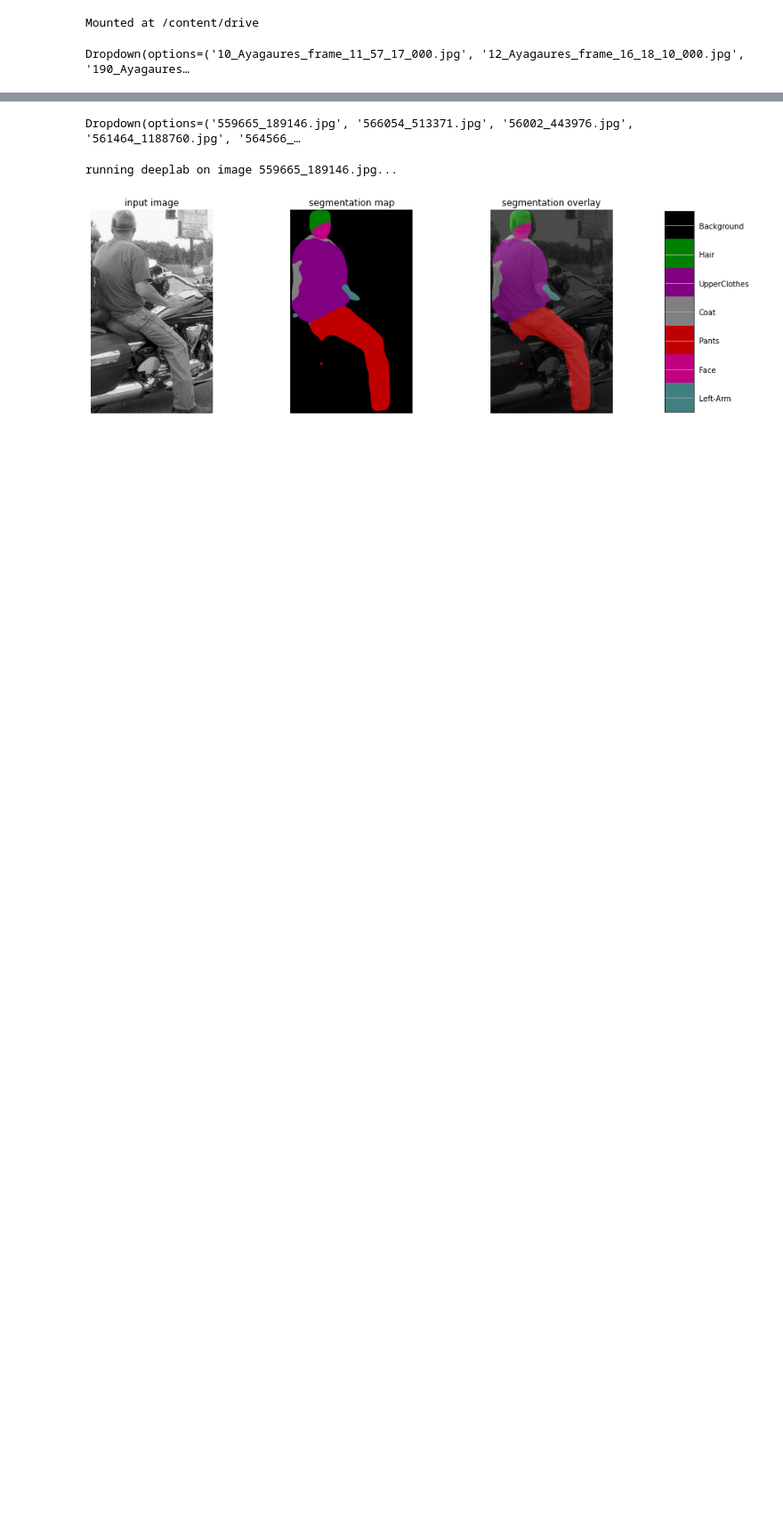
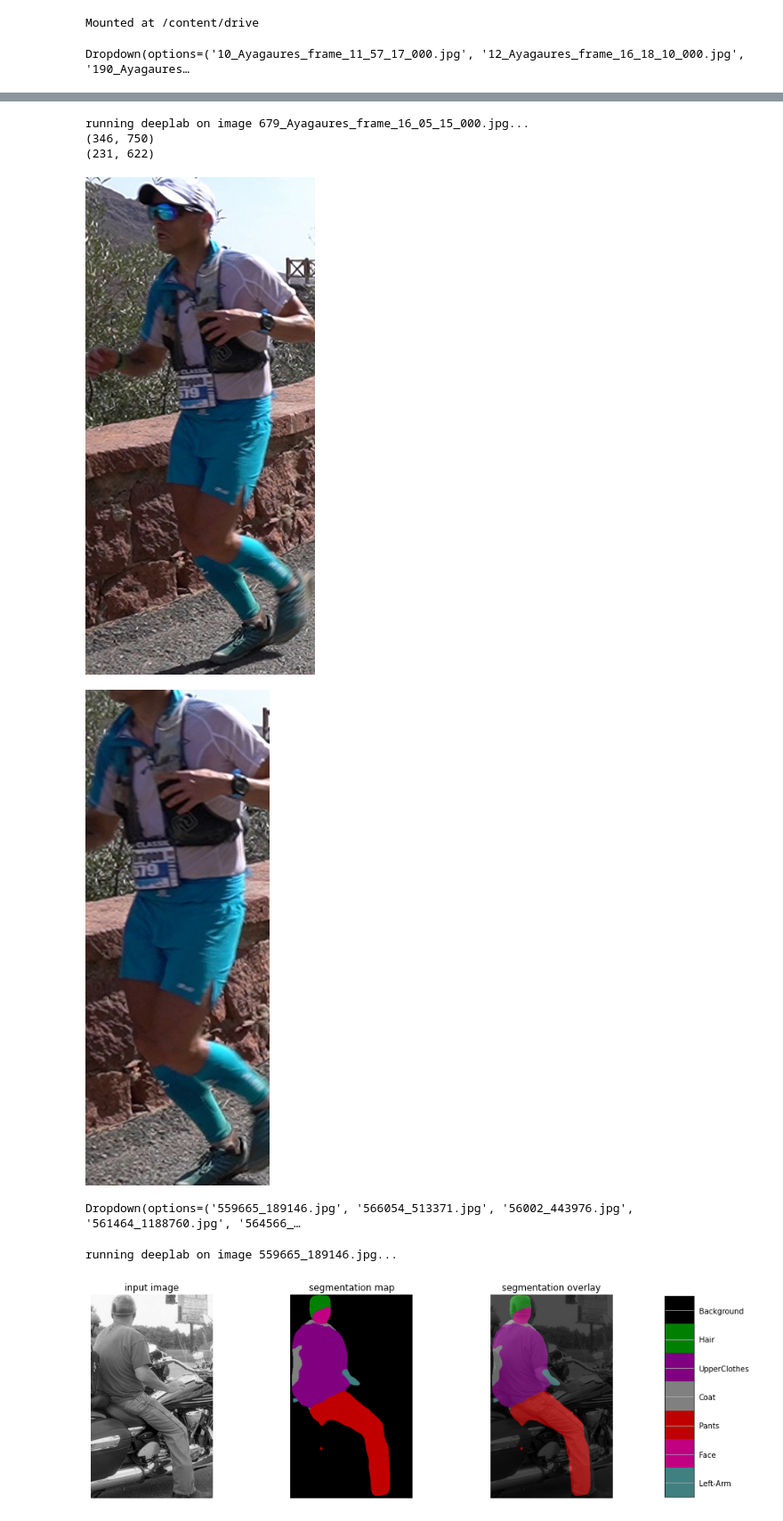
Before and after one commit to darkhorrow/semantic-segmentation-tgc, a Jupyter notebook: deeplabv3/UseDeeplabCustomModel.ipynb, the cells around one changed output, grey strips where cells are left out. Shown at 89% size. Cells and saved outputs as stored; diff of their text form; code cells hidden in the pictures; blank space fills up the shorter version.

Commit message:
Added ROI cropping based on torso and pants

```diff
--- a/deeplabv3/UseDeeplabCustomModel.ipynb
+++ b/deeplabv3/UseDeeplabCustomModel.ipynb
@@ -165,6 +160,20 @@ FULL_LABEL_MAP = np.arange(len(LABEL_NAMES)).reshape(len(LABEL_NAMES), 1)
 FULL_COLOR_MAP = label_to_color_image(FULL_LABEL_MAP)
 
 MODEL = DeepLabModel('/content/drive/MyDrive/TFM/model_19_60k/frozen_inference_graph.pb')
+# %%
+def crop_roi(resized_im, seg_map):
+  crop_seg_ids_torso = np.where(seg_map == 5)
+  crop_seg_ids_pants = np.where(seg_map == 9)
+
+  upper_point = min(crop_seg_ids_torso[0])
+  lower_point = max(crop_seg_ids_pants[0])
+
+  l_point = min(min(crop_seg_ids_torso[1]), min(crop_seg_ids_pants[1]))
+  r_point = max(max(crop_seg_ids_torso[1]), max(crop_seg_ids_pants[1]))
+
+  crop = resized_im.crop((l_point, upper_point, r_point, lower_point))
+
+  return crop
 # %%
 image_list_siani = os.listdir('/content/drive/MyDrive/TFM/TGC_places/TGC_places/Ayagaures/')
 image_picker_siani = widgets.Dropdown(options=image_list_siani, value=image_list_siani[0], disabled=False)
@@ -193,3 +202,28 @@ running deeplab on image 278_Ayagaures_frame_17_42_28_000.jpg...
+# %%
+def run_crop_siani(file):
+  """Inferences DeepLab model and visualizes result."""
+  path = '/content/drive/MyDrive/TFM/TGC_places/TGC_places/Ayagaures/'
+  try:
+    original_im = Image.open(os.path.join(path, file))
+  except IOError:
+    print('Cannot retrieve image. Please check file: ' + os.path.join(path, file))
+    return
+
+  print('running deeplab on image %s...' % file)
+  resized_im, seg_map = MODEL.run(original_im)
+
+  return resized_im, crop_roi(resized_im, seg_map)
+
+img, crop = run_crop_siani(image_picker_siani.value)
+print(img.size)
+print(crop.size)
+display(img, crop)
+# %% [output]
+running deeplab on image 679_Ayagaures_frame_16_05_15_000.jpg...
+(346, 750)
+(231, 622)
+[figure, added]
+[figure, added]
 # %%
 image_list = os.listdir('/content/drive/MyDrive/TFM/lip_trainval_images/TrainVal_images/val_images/')
 image_picker = widgets.Dropdown(options=image_list, value=image_list[0], disabled=False)
```
Also changed, not shown: parts of 3 cells of this notebook.
